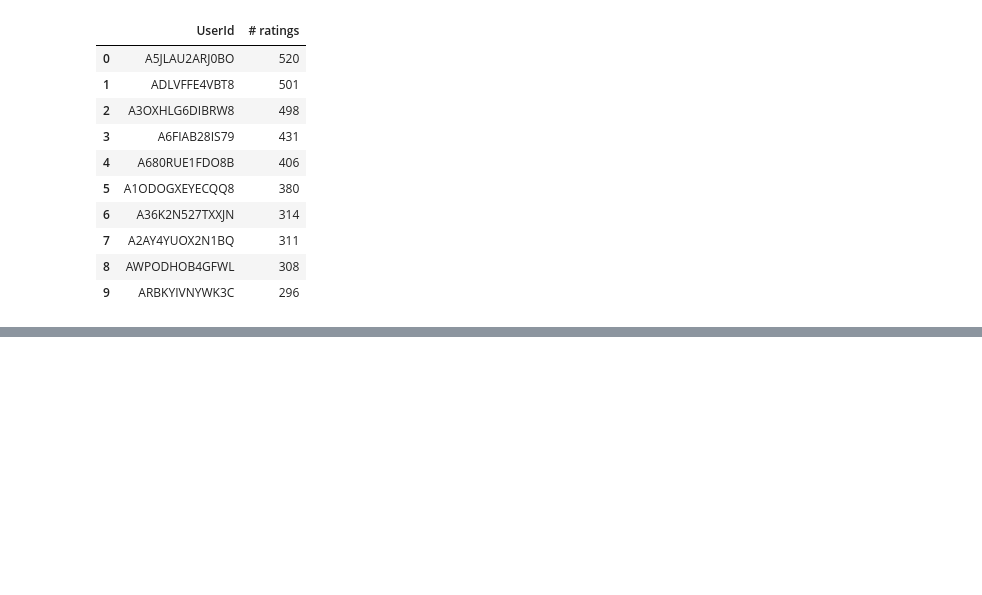
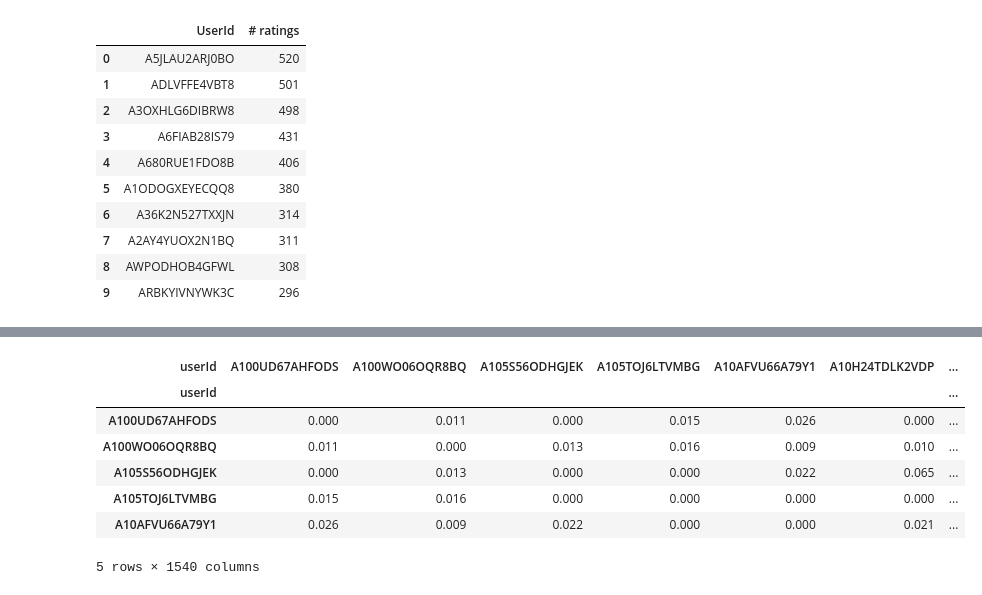
Before and after one commit to Bazinga97/Recommendation-system-, a Jupyter notebook: Amazon_Electronics_Recommendation.ipynb, the cells around one changed output, grey strips where cells are left out. Cells and saved outputs as stored; diff of their text form; code cells hidden in the pictures; blank space fills up the shorter version.

```diff
--- a/Amazon_Electronics_Recommendation.ipynb
+++ b/Amazon_Electronics_Recommendation.ipynb
@@ -275,0 +658,16 @@ most_rated.head(10)
+# %%
+
+# Calculate the user-user similarity
+user_similarity = cosine_similarity(user_item)
+np.fill_diagonal(user_similarity, 0)
+user_similarity_df = pd.DataFrame(user_similarity,index=user_item.index, columns=user_item.index)
+user_similarity_df.head()
+# %% [output]
+| userId | A100UD67AHFODS | A100WO06OQR8BQ | A105S56ODHGJEK | A105TOJ6LTVMBG | A10AFVU66A79Y1 | A10H24TDLK2VDP | ... |
+| userId |  |  |  |  |  |  | ... |
+| A100UD67AHFODS | 0.000 | 0.011 | 0.000 | 0.015 | 0.026 | 0.000 | ... |
+| A100WO06OQR8BQ | 0.011 | 0.000 | 0.013 | 0.016 | 0.009 | 0.010 | ... |
+| A105S56ODHGJEK | 0.000 | 0.013 | 0.000 | 0.000 | 0.022 | 0.065 | ... |
+| A105TOJ6LTVMBG | 0.015 | 0.016 | 0.000 | 0.000 | 0.000 | 0.000 | ... |
+| A10AFVU66A79Y1 | 0.026 | 0.009 | 0.022 | 0.000 | 0.000 | 0.021 | ... |
+5 rows × 1540 columns
```
Also changed, not shown: parts of 23 cells of this notebook.
